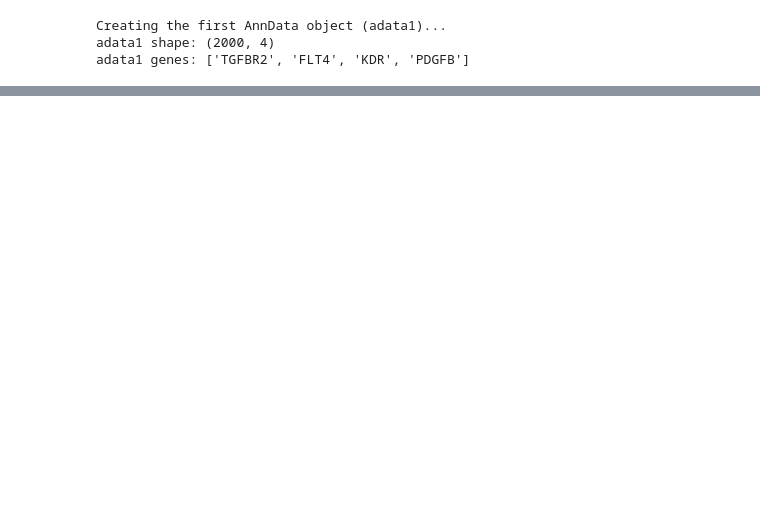
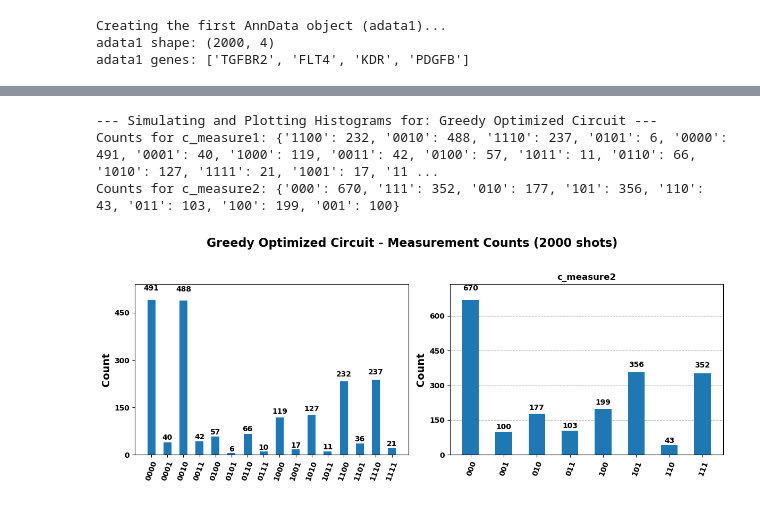
Before and after one commit to cailab-tamu/QuantumXCT, a Jupyter notebook: python/qSim_cell_chat.ipynb, the cells around one changed output, grey strips where cells are left out. Saved outputs shown, nothing was run; the diff lists cells and outputs as text; code cells hidden in the pictures; blank space fills up the shorter version.

```diff
--- a/python/qSim_cell_chat.ipynb
+++ b/python/qSim_cell_chat.ipynb
@@ -472,0 +472,7 @@ plt.show()
+# %%
+counts_measure1, counts_measure2 = plot_measurement_histograms(circuit_xct_cnot, nshots=2000, title_prefix="Greedy Optimized Circuit")
+# %% [output]
+--- Simulating and Plotting Histograms for: Greedy Optimized Circuit ---
+Counts for c_measure1: {'1100': 232, '0010': 488, '1110': 237, '0101': 6, '0000': 491, '0001': 40, '1000': 119, '0011': 42, '0100': 57, '1011': 11, '0110': 66, '1010': 127, '1111': 21, '1001': 17, '11 ...
+Counts for c_measure2: {'000': 670, '111': 352, '010': 177, '101': 356, '110': 43, '011': 103, '100': 199, '001': 100}
+[figure, added]
```
Also changed, not shown: parts of 31 cells of this notebook, 3 other files.
